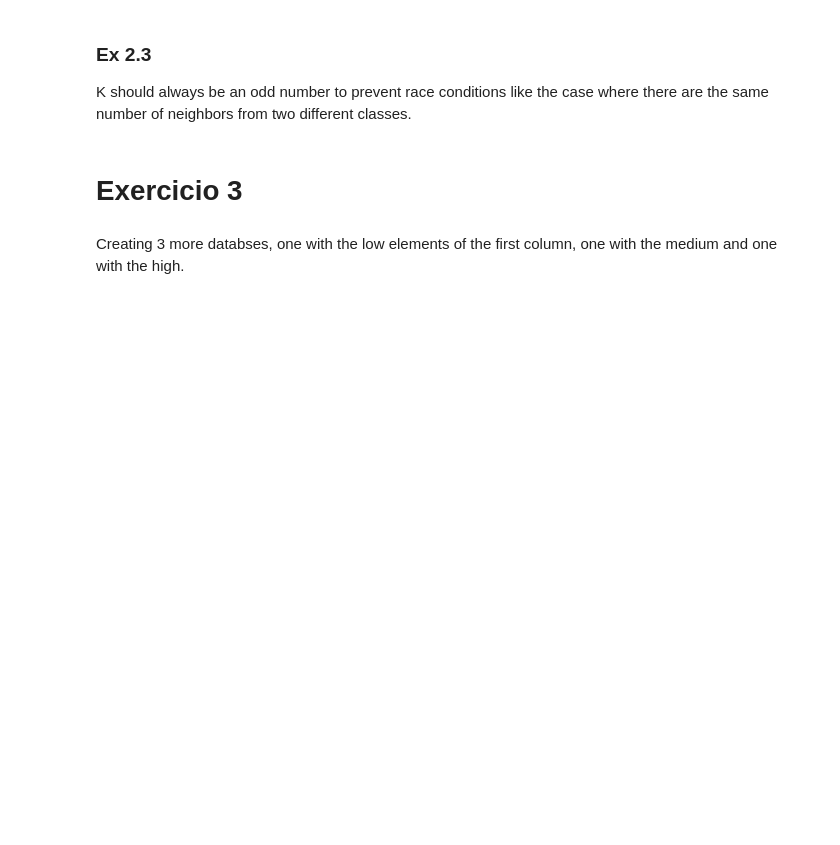
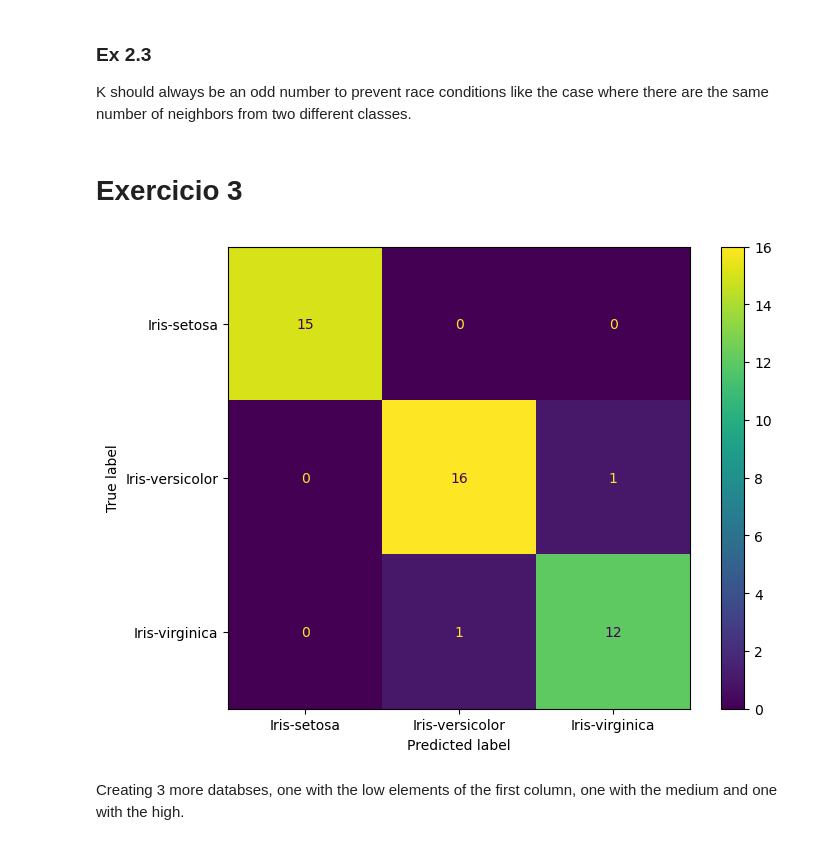
Before and after one commit to Yeshey/IAA-IntroAprendizagemAutomatica, a Jupyter notebook: Ficha2/Ficha2.ipynb, the cells around one changed output. Drawn from its saved outputs; the diff is of its cells as text; code cells hidden in the pictures; blank space fills up the shorter version.

```diff
--- a/Ficha2/Ficha2.ipynb
+++ b/Ficha2/Ficha2.ipynb
@@ -557,6 +658,13 @@ K should always be an odd number to prevent race conditions like the case where
 # %% [markdown]
 # Exercicio 3
 # %%
+import numpy as np
+import pandas as pd
+import matplotlib.pyplot as plt
+from sklearn.metrics import confusion_matrix, ConfusionMatrixDisplay
+
+dados= pd.read_csv('./irisData/bezdekIris.data').values
+
 # 0 - low
 # 1 - medium
 # 2 - high
@@ -565,45 +673,121 @@ K should always be an odd number to prevent race conditions like the case where
 # 2.0 - 4.4 __ 0.73
 # 1.0 - 6.9 __ 1.967
 # 0.1 - 2.5 __ 0.8
-import numpy as np
-import pandas as pd
-from sklearn.preprocessing import LabelEncoder
-
-dados= pd.read_csv('./irisData/bezdekIris.data').values
 
 a = 0
 for i in dados:
     if i[0] >= 4.3 and i[0] < 5.5:
         dados[a][0] = 0
     elif i[0] >= 5.5 and i[0] < 6.7:
         dados[a][0] = 1
     else:
         dados[a][0] = 2
 
     if i[1] >= 2.0 and i[1] < 2.73:
         dados[a][1] = 0
     elif i[1] >= 2.73 and i[1] < 3.46:
         dados[a][1] = 1
     else:
         dados[a][1] = 2
 
     if i[2] >= 1.0 and i[2] < 2.967:
         dados[a][2] = 0
     elif i[2] >= 2.967 and i[2] < 4.934:
         dados[a][2] = 1
     else:
         dados[a][2] = 2
 
     if i[3] >= 0.1 and i[0] < 0.9:
         dados[a][3] = 0
     elif i[3] >= 0.9 and i[3] < 1.7:
         dados[a][3] = 1
     else:
         dados[a][3] = 2
 
     a +=1
 
-print(dados)
+np.random.shuffle(dados)
+
+treino = dados[:104]
+teste = dados[104:]
+
+def calc_probs2(dados):
+    prob_classe = [0.0,0.0,0.0] # IS, IVE, IVI
+    dados0 = [[]] # IS
+    dados1 = [[]] # IVE
+    dados2 = [[]] # IVI
+
+    for i in dados:
+        if i[4] == "Iris-setosa":
+            prob_classe[0] += 1
+            dados0.append(i)
+        elif i[4] == "Iris-versicolor":
+            prob_classe[1] += 1
+            dados1.append(i)
+        else:
+            prob_classe[2] += 1
+            dados2.append(i)
+
+    dados0.pop(0)
+    dados1.pop(0)
+    dados2.pop(0)
+
+    dados0 = np.array(dados0)
+    dados1 = np.array(dados1)
+    dados2 = np.array(dados2)
+
+    dadosT = np.array([dados0, dados1, dados2], dtype=object)
+
+    prob_classe[0] = prob_classe[0]/len(dados)
+    prob_classe[1] = prob_classe[1]/len(dados)
+    prob_classe[2] = prob_classe[2]/len(dados)
+
+    return dadosT, prob_classe
+
+
+def calc_probs(dadosT,prob_classe,planta):
+    probs_finais = [0,0,0]
+    for j in range(len(dadosT)):
+        conta = [0,0,0,0]
+        for i in dadosT[j]:
+            if i[0]==planta[0]:
+                conta[0]+=1
+            if i[1]==planta[1]:
+                conta[1]+=1
+            if i[2]==planta[2]:
+                conta[2]+=1
+            if i[3]==planta[3]:
+                conta[3]+=1
+        conta = [conta[0]/len(dadosT[j]),conta[1]/len(dadosT[j]),conta[2]/len(dadosT[j]),conta[3]/len(dadosT[j])]
+        probs_finais[j] = conta[0] * conta[1] * conta[2] * conta[3] * prob_classe[j]
+
+    return probs_finais
+
+dadostodos, probsssss_class = calc_probs2(treino)
+
+valores_corretos = []
+valores_previstos = []
+
+for i in teste:
+    ok = calc_probs(dadostodos,probsssss_class,i)
+    if ok[0] > ok[1] and ok[0] > ok[2]:
+        valores_corretos.append(i[4])
+        valores_previstos.append("Iris-setosa")
+    elif ok[1] > ok[0] and ok[1] > ok[2]:
+        valores_corretos.append(i[4])
+        valores_previstos.append("Iris-versicolor")
+    else:
+        valores_corretos.append(i[4])
+        valores_previstos.append("Iris-virginica")
+
+
+cm = confusion_matrix(valores_corretos, valores_previstos, labels=np.unique(dados[:, -1]))
+disp = ConfusionMatrixDisplay(confusion_matrix=cm, display_labels=np.unique(dados[:, -1]))
+fig, ax = plt.subplots(figsize=(8, 6))
+disp.plot(ax=ax)
+plt.show()
+# %% [output]
+[figure, added]
 # %% [markdown]
 Creating 3 more databses, one with the low elements of the first column, one with the medium and one with the high.
 # %%
```
Also changed, not shown: parts of 18 cells of this notebook.
